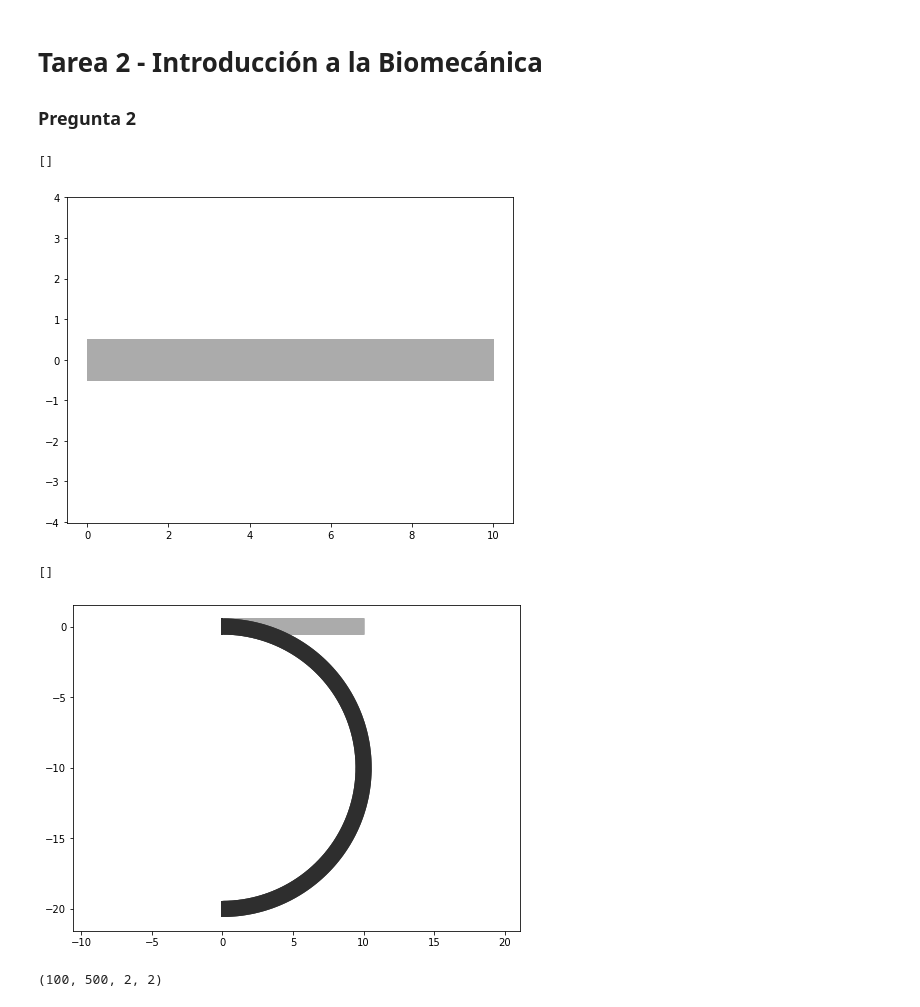
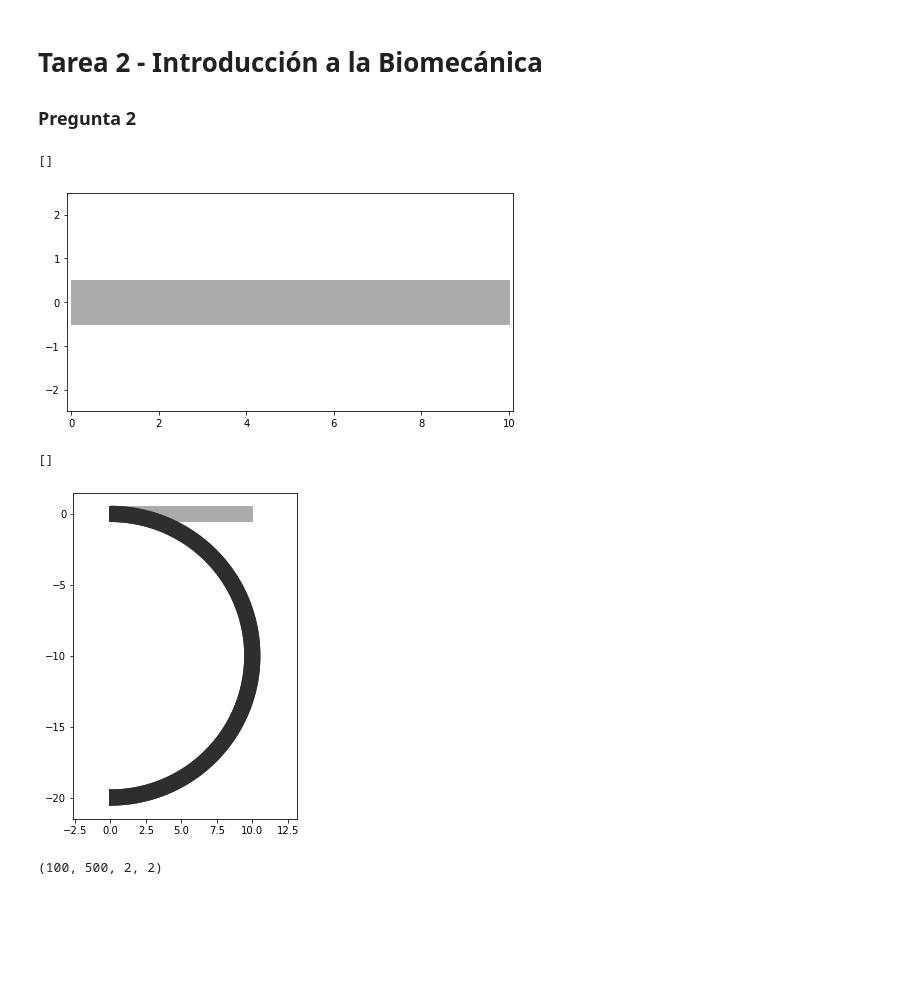
Before and after one commit to ivanvlam/IBM2020, a Jupyter notebook: Tarea 2/tarea-2.ipynb, the cells around one changed output. Drawn from its saved outputs; the diff is of its cells as text; code cells hidden in the pictures; blank space fills up the shorter version.

```diff
--- a/Tarea 2/tarea-2.ipynb
+++ b/Tarea 2/tarea-2.ipynb
@@ -30,13 +30,14 @@ BB_x, BB_y = np.meshgrid(B_x, B_y)
 # %%
 # Ploteo sin deformación
 
-fig = plt.figure(figsize=(8,6))
+fig = plt.figure(figsize=(8,4))
 plt.fill(BB_x, BB_y, color='#ABABAB')
 plt.axis('equal')
+plt.xlim(-0.1, 10.1)
 plt.plot()
 # %% [output]
 []
-[figure, old version]
+[figure, new version]
 # %%
 # Función de deformación
 
@@ -52,14 +53,15 @@ BB_XX, BB_YY = phi(BB_x,BB_y)
 # %%
 # Ploteo con deformación
 
-fig = plt.figure(figsize=(8,6))
+fig = plt.figure(figsize=(4,6))
 plt.plot(BB_x, BB_y, color='#ABABAB')
 plt.plot(BB_XX, BB_YY, color='#2E2E2E', linewidth=2)
 plt.axis('equal')
+plt.ylim(-21.5, 1.5)
 plt.plot()
 # %% [output]
 []
-[figure, old version]
+[figure, new version]
 # %%
 # Definición de tensor gradiente de deformación
 
```
Also changed, not shown: parts of 15 cells of this notebook.
